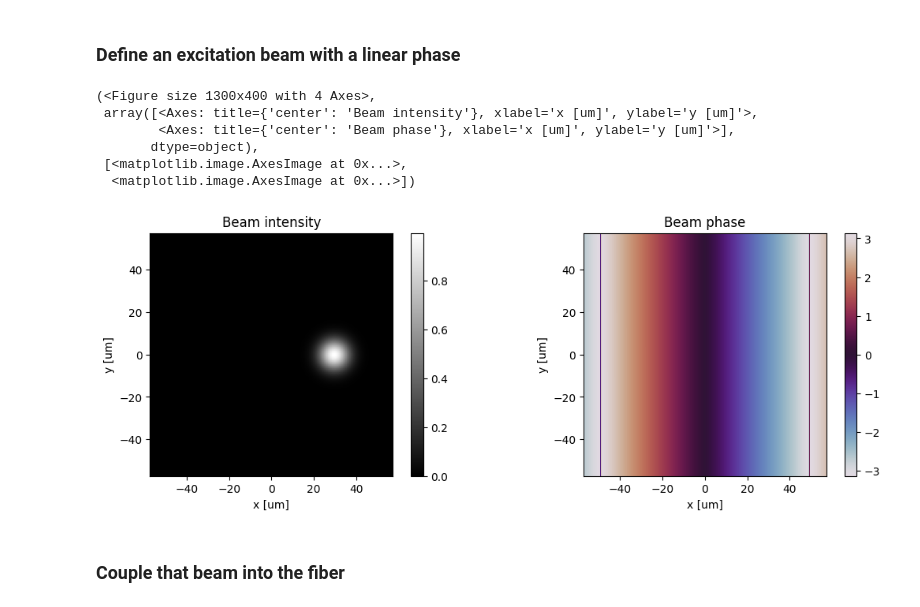
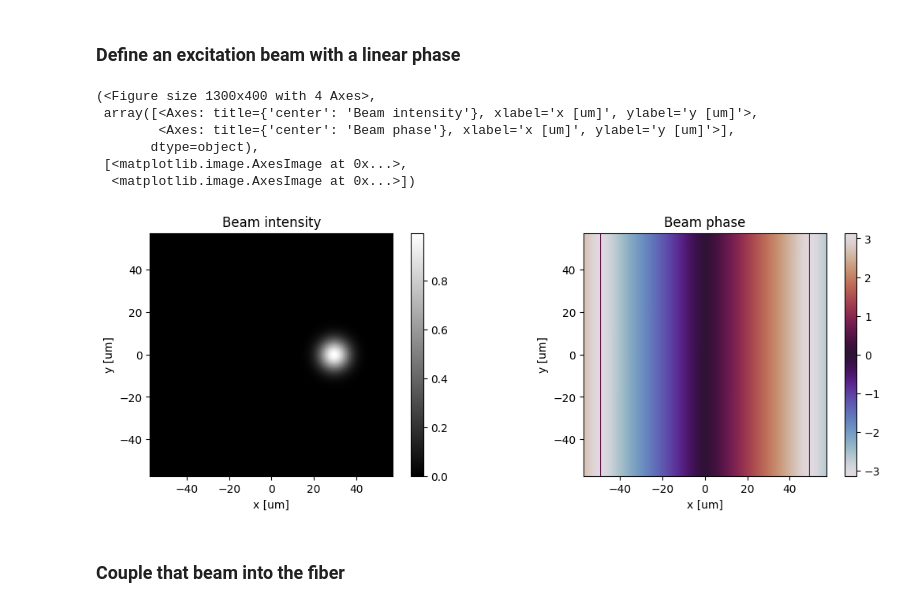
Before and after one commit to jysru/MMF_LP_modes, a Jupyter notebook: notebooks/for_comparison.ipynb, the cells around one changed output. Saved outputs shown, nothing was run; the diff lists cells and outputs as text; code cells hidden in the pictures.

```diff
--- a/notebooks/for_comparison.ipynb
+++ b/notebooks/for_comparison.ipynb
@@ -76,20 +73,21 @@ plt.imshow(fiber._modes[:,:,1,-1]) # Display the last guided mode found that has
 ### Define an excitation beam with a linear phase
 # %%
 phase = LinearPhase(grid)
-phase.compute(coeffs=[-1e-4,1])
+phase.compute(coeffs=[1e-4,1])
 
 beam = GaussianBeam(grid)
+#beam.compute(amplitude=1, width=10e-6, centers=[30e-6,0])
 beam.compute(amplitude=1, width=10e-6, centers=[30e-6,0])
 beam.add_phase(phase.phase)
 beam.plot(complex=True)
 # %% [output]
 (<Figure size 1300x400 with 4 Axes>,
  array([<Axes: title={'center': 'Beam intensity'}, xlabel='x [um]', ylabel='y [um]'>,
         <Axes: title={'center': 'Beam phase'}, xlabel='x [um]', ylabel='y [um]'>],
        dtype=object),
  [<matplotlib.image.AxesImage at 0x...>,
   <matplotlib.image.AxesImage at 0x...>])
-[figure, old version]
+[figure, new version]
 # %% [markdown]
 ### Couple that beam into the fiber
 # %%
```
Also changed, not shown: parts of 11 cells of this notebook.
